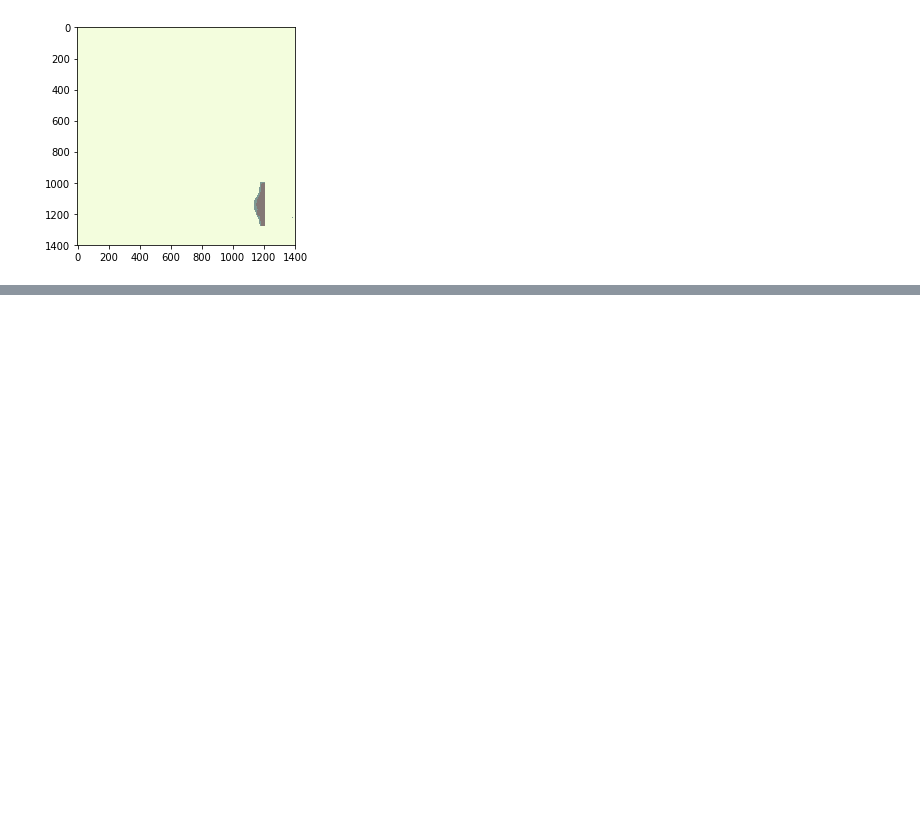
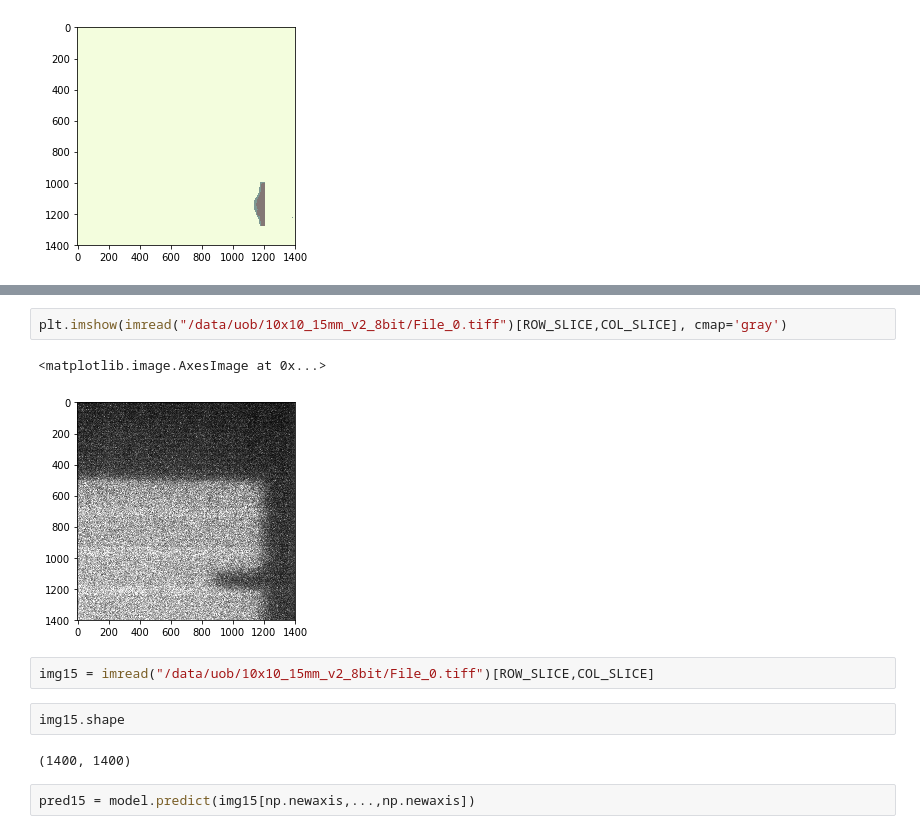
Before and after one commit to cdesio/leaf_reco, a Jupyter notebook: notebooks/predict_models.ipynb, the cells around one changed output, grey strips where cells are left out. Saved outputs shown, nothing was run; the diff lists cells and outputs as text; blank space fills up the shorter version.

```diff
--- a/notebooks/predict_models.ipynb
+++ b/notebooks/predict_models.ipynb
@@ -210,0 +246,13 @@ plt.imshow(pred[0,...,0],cmap='Blues',alpha=0.5)
+# %%
+plt.imshow(imread("/data/uob/10x10_15mm_v2_8bit/File_0.tiff")[ROW_SLICE,COL_SLICE], cmap='gray')
+# %% [output]
+<matplotlib.image.AxesImage at 0x...>
+[figure, added]
+# %%
+img15 = imread("/data/uob/10x10_15mm_v2_8bit/File_0.tiff")[ROW_SLICE,COL_SLICE]
+# %%
+img15.shape
+# %% [output]
+(1400, 1400)
+# %%
+pred15 = model.predict(img15[np.newaxis,...,np.newaxis])
```
Also changed, not shown: parts of 15 cells of this notebook, 1 other file.
